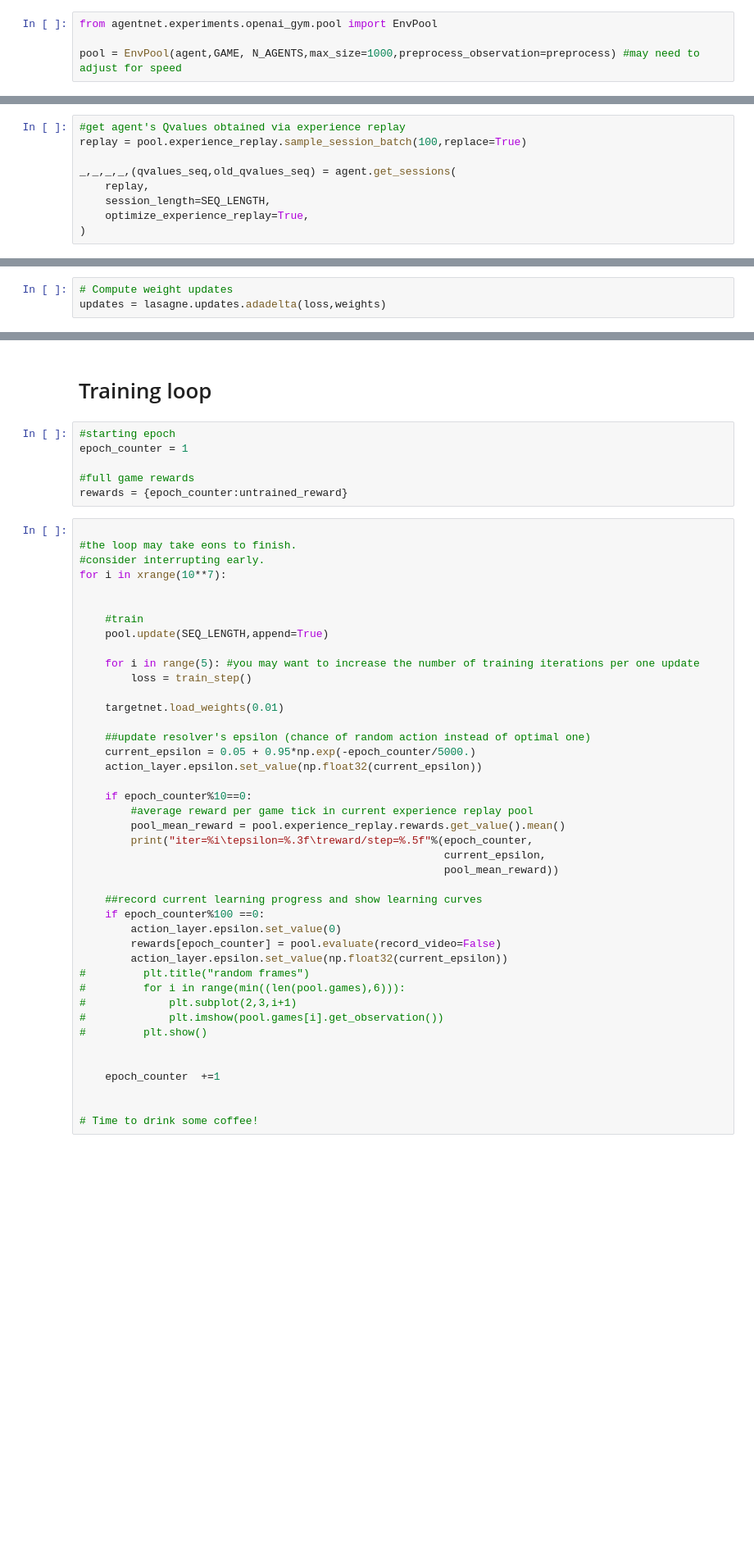
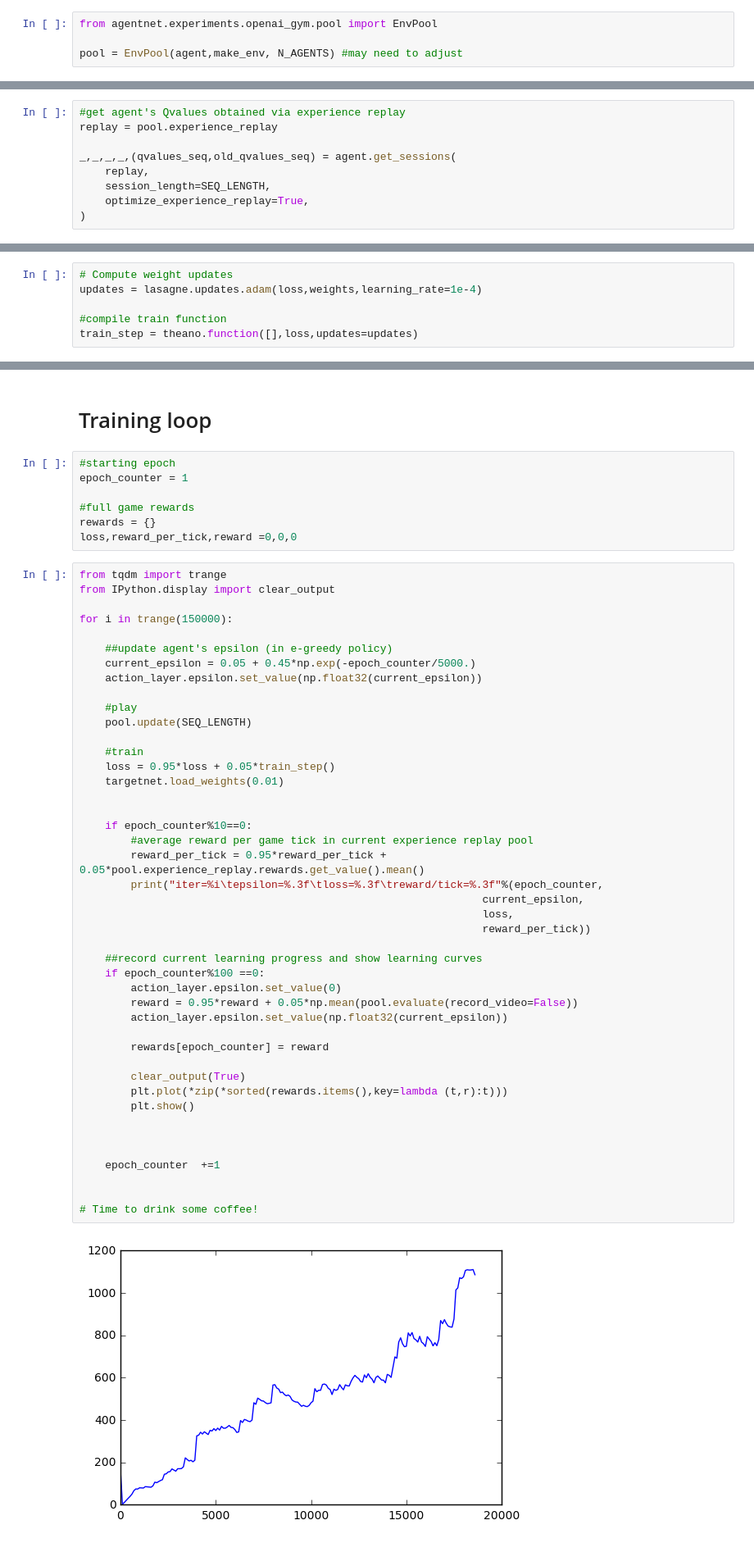
Before and after one commit to yandexdataschool/AgentNet, a Jupyter notebook: examples/Playing Atari with Deep Reinforcement Learning (OpenAI Gym).ipynb, the cells around one changed output, grey strips where cells are left out. Shown at 82% size. Drawn from its saved outputs; the diff is of its cells as text; blank space fills up the shorter version.

```diff
--- a/examples/Playing Atari with Deep Reinforcement Learning (OpenAI Gym).ipynb
+++ b/examples/Playing Atari with Deep Reinforcement Learning (OpenAI Gym).ipynb
@@ -150,5 +140,5 @@ weights
 # %%
 from agentnet.experiments.openai_gym.pool import EnvPool
 
-pool = EnvPool(agent,GAME, N_AGENTS,max_size=1000,preprocess_observation=preprocess) #may need to adjust for speed
+pool = EnvPool(agent,make_env, N_AGENTS) #may need to adjust
 # %% [output]
@@ -196,7 +180,7 @@ pool.update(SEQ_LENGTH)
 * SessionPool also stores rewards (Q-learning objective)
 # %%
 #get agent's Qvalues obtained via experience replay
-replay = pool.experience_replay.sample_session_batch(100,replace=True)
+replay = pool.experience_replay
 
 _,_,_,_,(qvalues_seq,old_qvalues_seq) = agent.get_sessions(
     replay,
@@ -225,3 +209,6 @@ loss = elwise_mse_loss.sum() / replay.is_alive.sum()
 # %%
 # Compute weight updates
-updates = lasagne.updates.adadelta(loss,weights)
+updates = lasagne.updates.adam(loss,weights,learning_rate=1e-4)
+
+#compile train function
+train_step = theano.function([],loss,updates=updates)
@@ -259,47 +247,51 @@ HTML("""
 epoch_counter = 1
 
 #full game rewards
-rewards = {epoch_counter:untrained_reward}
+rewards = {}
+loss,reward_per_tick,reward =0,0,0
 # %%
+from tqdm import trange
+from IPython.display import clear_output
 
-#the loop may take eons to finish.
-#consider interrupting early.
-for i in xrange(10**7):
+for i in trange(150000):
 
+    ##update agent's epsilon (in e-greedy policy)
+    current_epsilon = 0.05 + 0.45*np.exp(-epoch_counter/5000.)
+    action_layer.epsilon.set_value(np.float32(current_epsilon))
+
+    #play
+    pool.update(SEQ_LENGTH)
 
     #train
-    pool.update(SEQ_LENGTH,append=True)
-
-    for i in range(5): #you may want to increase the number of training iterations per one update
-        loss = train_step()
-
+    loss = 0.95*loss + 0.05*train_step()
     targetnet.load_weights(0.01)
 
-    ##update resolver's epsilon (chance of random action instead of optimal one)
-    current_epsilon = 0.05 + 0.95*np.exp(-epoch_counter/5000.)
-    action_layer.epsilon.set_value(np.float32(current_epsilon))
 
     if epoch_counter%10==0:
         #average reward per game tick in current experience replay pool
-        pool_mean_reward = pool.experience_replay.rewards.get_value().mean()
-        print("iter=%i\tepsilon=%.3f\treward/step=%.5f"%(epoch_counter,
-                                                         current_epsilon,
-                                                         pool_mean_reward))
+        reward_per_tick = 0.95*reward_per_tick + 0.05*pool.experience_replay.rewards.get_value().mean()
+        print("iter=%i\tepsilon=%.3f\tloss=%.3f\treward/tick=%.3f"%(epoch_counter,
+                                                               current_epsilon,
+                                                               loss,
+                                                               reward_per_tick))
 
     ##record current learning progress and show learning curves
     if epoch_counter%100 ==0:
         action_layer.epsilon.set_value(0)
-        rewards[epoch_counter] = pool.evaluate(record_video=False)
+        reward = 0.95*reward + 0.05*np.mean(pool.evaluate(record_video=False))
         action_layer.epsilon.set_value(np.float32(current_epsilon))
-#         plt.title("random frames")
-#         for i in range(min((len(pool.games),6))):
-#             plt.subplot(2,3,i+1)
-#             plt.imshow(pool.games[i].get_observation())
-#         plt.show()
+
+        rewards[epoch_counter] = reward
+
+        clear_output(True)
+        plt.plot(*zip(*sorted(rewards.items(),key=lambda (t,r):t)))
+        plt.show()
+
 
 
     epoch_counter  +=1
 
 
 # Time to drink some coffee!
 # %% [output]
+[figure, added]
```
Also changed, not shown: parts of 37 cells of this notebook.
